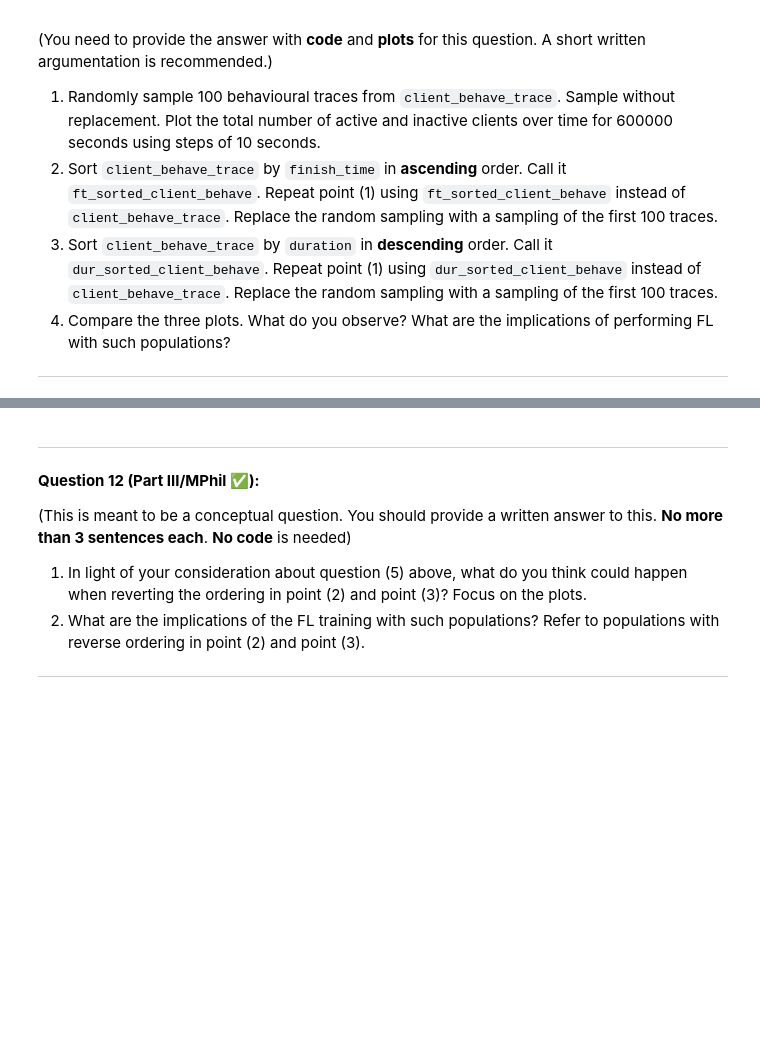
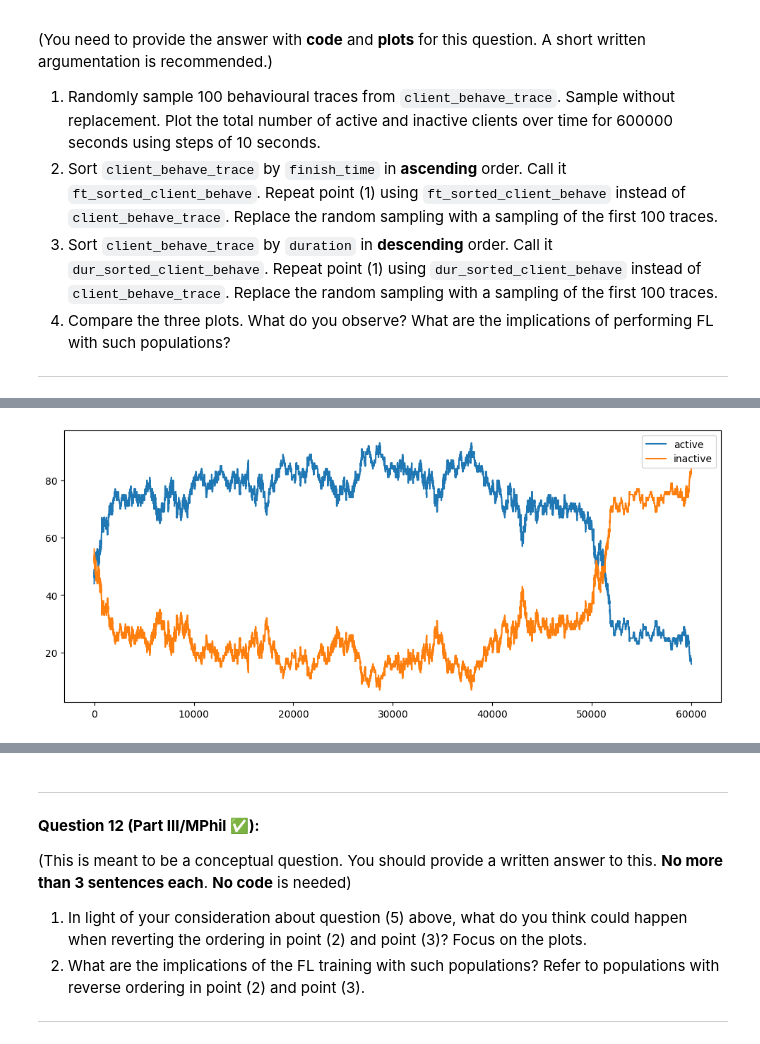
Before and after one commit to angnicholas26/L361-lab2-submission, a Jupyter notebook: L361_2025_Lab_2_2_Devices_Heterogeneity.ipynb, the cells around one changed output, grey strips where cells are left out. Cells and saved outputs as stored; diff of their text form; code cells hidden in the pictures; blank space fills up the shorter version.

```diff
--- a/L361_2025_Lab_2_2_Devices_Heterogeneity.ipynb
+++ b/L361_2025_Lab_2_2_Devices_Heterogeneity.ipynb
@@ -454,0 +537,5 @@ plt.show()
+# %%
+dur_sorted_client_behave = client_behave_trace.sort_values('duration', ascending=False)
+plot_number_of_active_clients(dur_sorted_client_behave[:100])
+# %% [output]
+[figure, added]
```
Also changed, not shown: parts of 17 cells of this notebook, 2 other files.
